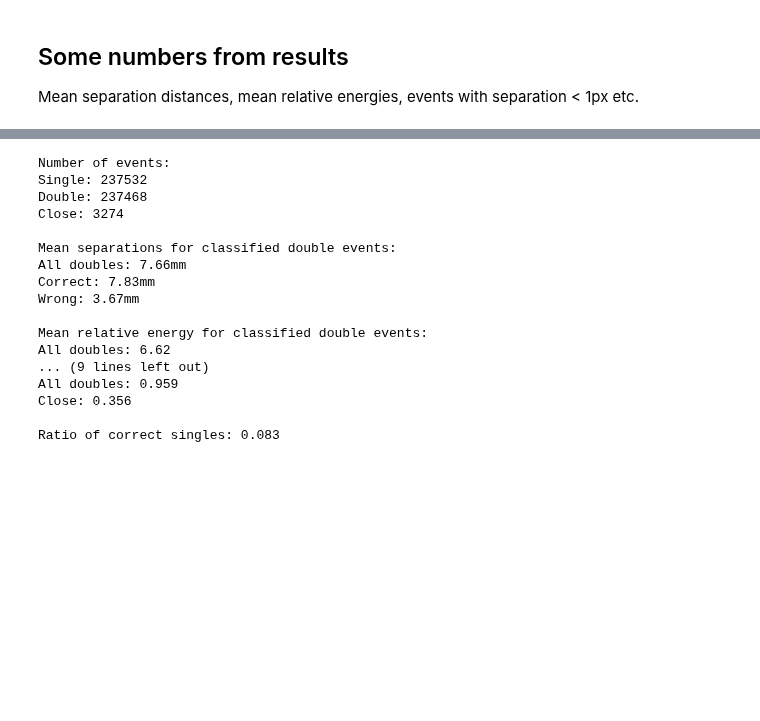
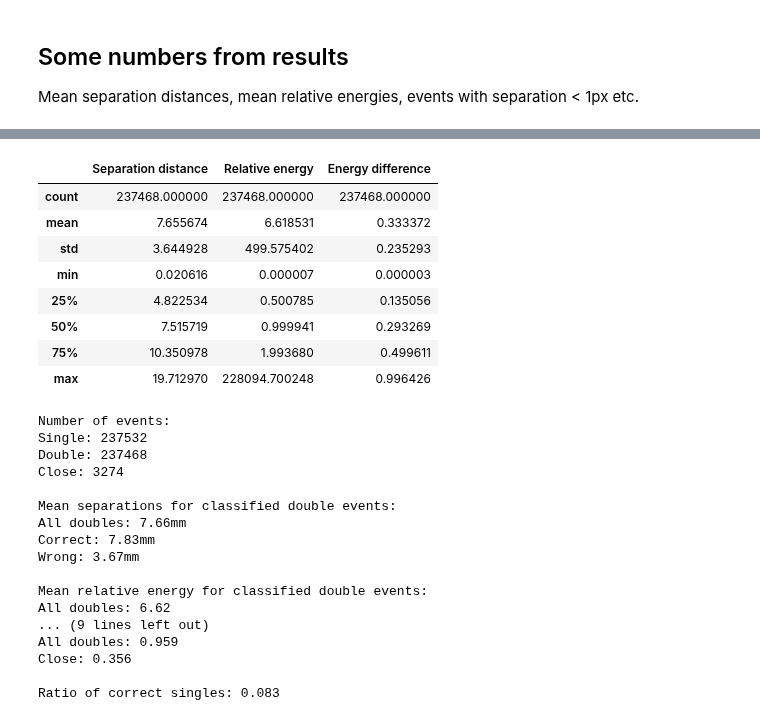
Before and after one commit to geirtul/master_analysis, a Jupyter notebook: notebooks/classification/results_classification_simulated_data.ipynb, the cells around one changed output, grey strips where cells are left out. Cells and saved outputs as stored; diff of their text form; code cells hidden in the pictures; blank space fills up the shorter version.

```diff
--- a/notebooks/classification/results_classification_simulated_data.ipynb
+++ b/notebooks/classification/results_classification_simulated_data.ipynb
@@ -56,3 +90,15 @@ Mean separation distances, mean relative energies, events with separation < 1px
+# %%
+dstats.describe()
+# %% [output]
+|  | Separation distance | Relative energy | Energy difference |
+| count | 237468.000000 | 237468.000000 | 237468.000000 |
+| mean | 7.655674 | 6.618531 | 0.333372 |
+| std | 3.644928 | 499.575402 | 0.235293 |
+| min | 0.020616 | 0.000007 | 0.000003 |
+| 25% | 4.822534 | 0.500785 | 0.135056 |
+| 50% | 7.515719 | 0.999941 | 0.293269 |
+| 75% | 10.350978 | 1.993680 | 0.499611 |
+| max | 19.712970 | 228094.700248 | 0.996426 |
 # %%
 # Separate correct and wrong classifications
 correct_doubles = np.where(val_pred[double_indices] == 1)[0]
```
Also changed, not shown: parts of 5 cells of this notebook.
